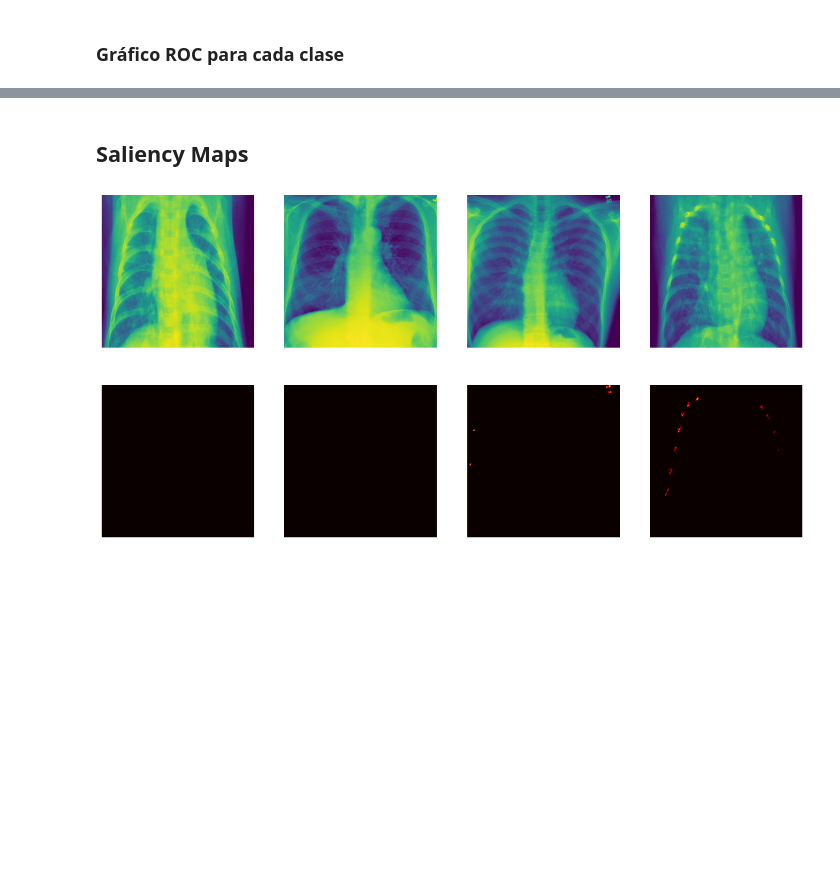
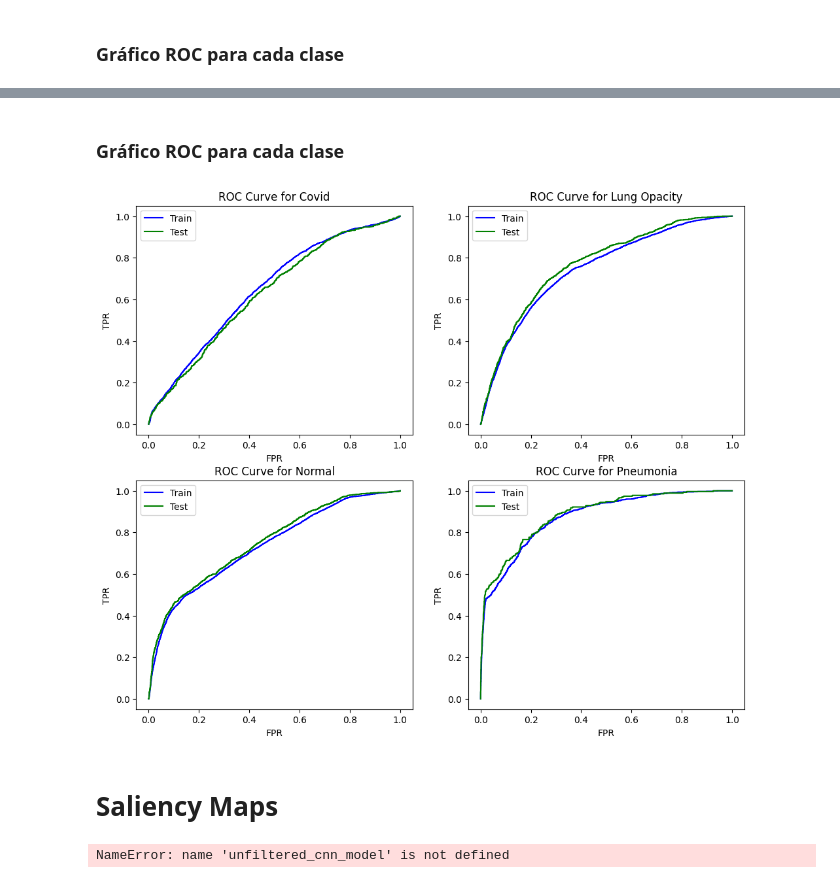
Before and after one commit to rijegaro287/proyecto_2_IRP, a Jupyter notebook: cnn/no_filter.ipynb, the cells around one changed output, grey strips where cells are left out. Drawn from its saved outputs; the diff is of its cells as text; code cells hidden in the pictures; blank space fills up the shorter version.

```diff
--- a/cnn/no_filter.ipynb
+++ b/cnn/no_filter.ipynb
@@ -531,0 +715,14 @@ show_roc_plot(train_roc_fpr, train_roc_tpr, test_roc_fpr, test_roc_tpr)
+# %%
+train_metrics = []
+test_metrics = []
+
+start_time = time.time()
+for epoch in range(epochs):
+    print(f'--------------------------- Epoch {epoch+1} ---------------------------\n')
+    train_loss = train(bilateral_filtered_train_dataloader, bilateral_filtered_cnn_model, loss_fn, optimizer)
+    test_loss = test(bilateral_filtered_test_dataloader, bilateral_filtered_cnn_model, loss_fn)
+
+    compute_metrics(train_metrics, test_metrics, train_loss, test_loss)
+
+end_time = time.time()
+print(f'Training time: {(end_time - start_time)/60:>0.3f} minutes')
@@ -532,9 +937,21 @@ show_roc_plot(train_roc_fpr, train_roc_tpr, test_roc_fpr, test_roc_tpr)
+# %% [markdown]
+### Gráfico ROC para cada clase
+# %%
+train_roc_fpr = train_metrics[-1]['roc'][0]
+train_roc_tpr = train_metrics[-1]['roc'][1]
+
+test_roc_fpr = test_metrics[-1]['roc'][0]
+test_roc_tpr = test_metrics[-1]['roc'][1]
+
+show_roc_plot(train_roc_fpr, train_roc_tpr, test_roc_fpr, test_roc_tpr)
+# %% [output]
+[figure, added]
 # %% [markdown]
-## Saliency Maps
+# Saliency Maps
 # %%
-model.eval()
+unfiltered_cnn_model.eval()
 
-X_test = next(iter(test_dataloader))
+X_test = next(iter(unfiltered_test_dataloader))
 
 num_samples = 4
 
@@ -545,7 +962,7 @@ for i in range(num_samples):
 
     current_sample.requires_grad_()
 
-    scores = model(current_sample)
+    scores = unfiltered_cnn_model(current_sample)
 
     score_max_index = scores[0].argmax()
     score_max = scores[0, score_max_index.item()]
@@ -564,4 +981,4 @@ for i in range(num_samples):
 
 plt.show()
 # %% [output]
-[figure, removed]
+NameError: name 'unfiltered_cnn_model' is not defined
```
Also changed, not shown: parts of 46 cells of this notebook, 2 other files.
